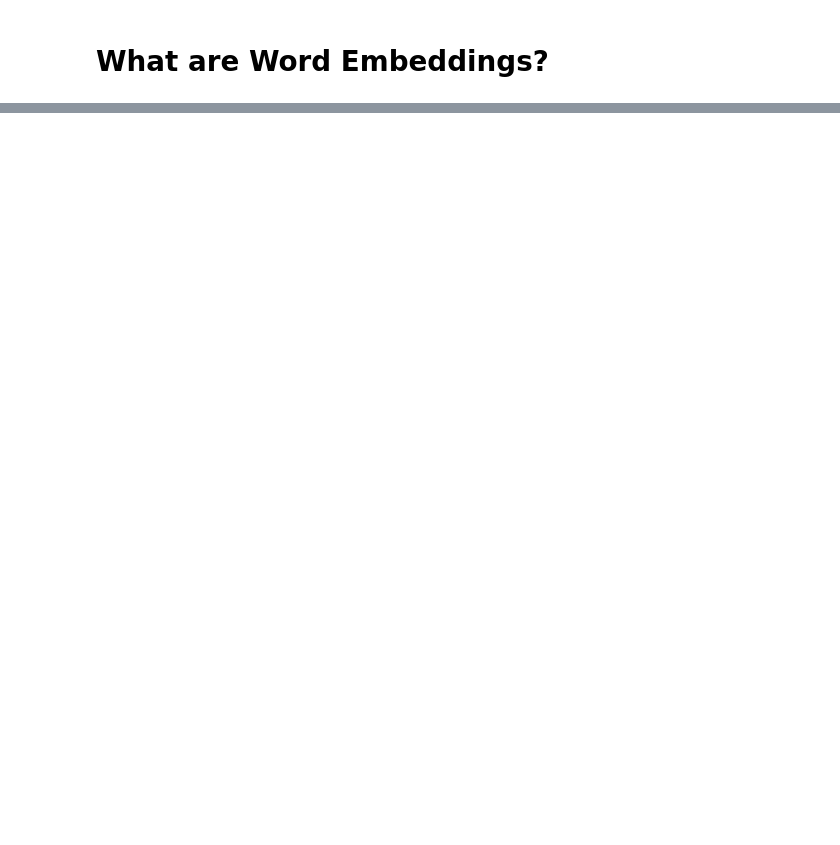
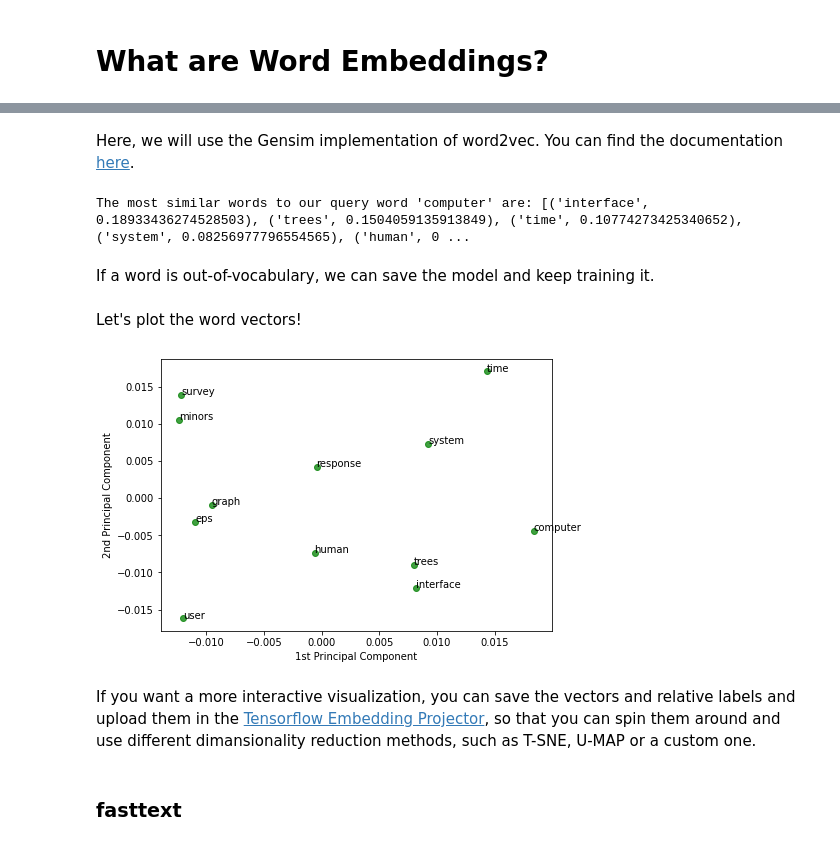
Before and after one commit to FiammettaC/AI-for-Chemical-Engineers, a Jupyter notebook: week04/word_embeddings.ipynb, the cells around one changed output, grey strips where cells are left out. Saved outputs shown, nothing was run; the diff lists cells and outputs as text; code cells hidden in the pictures; blank space fills up the shorter version.

Commit message:
Adding word embeddings tutorial

```diff
--- a/week04/word_embeddings.ipynb
+++ b/week04/word_embeddings.ipynb
@@ -10,0 +18,17 @@ Word embeddings are:
+# %% [markdown]
+Here, we will use the Gensim implementation of word2vec.
+You can find the documentation [here](https://radimrehurek.com/gensim/models/word2vec.html).
+# %%
+from gensim.test.utils import common_texts
+from gensim.models import Word2Vec
+
+model = Word2Vec(sentences=common_texts, window=5, min_count=1, workers=4)
+
+vector = model.wv['computer']  # get numpy vector of a word
+sims = model.wv.most_similar('computer', topn=5)
+
+print(f"The most similar words to our query word 'computer' are: {sims}")
+# %% [output]
+The most similar words to our query word 'computer' are: [('interface', 0.18933436274528503), ('trees', 0.1504059135913849), ('time', 0.10774273425340652), ('system', 0.08256977796554565), ('human', 0 ...
+# %% [markdown]
+If a word is out-of-vocabulary, we can save the model and keep training it.
@@ -10,0 +40,27 @@ Word embeddings are:
+# %% [markdown]
+Let's plot the word vectors!
+# %%
+from gensim.models import Word2Vec
+from sklearn.decomposition import PCA
+import matplotlib.pyplot as plt
+
+# Fit a 2d PCA model to the vectors
+X = model[model.wv.vocab]
+pca = PCA(n_components=2)
+result = pca.fit_transform(X)
+
+# Create a scatter plot of the projection
+plt.figure(figsize=(7, 5))
+plt.scatter(result[:, 0], result[:, 1], color='green', alpha=0.75)
+words = list(model.wv.vocab)
+for i, word in enumerate(words):
+    plt.annotate(word, xy=(result[i, 0], result[i, 1]))
+plt.xlabel("1st Principal Component")
+plt.ylabel("2nd Principal Component")
+plt.show()
+# %% [output]
+[figure, added]
+# %% [markdown]
+If you want a more interactive visualization, you can save the vectors and relative labels and upload them in the [Tensorflow Embedding Projector](https://projector.tensorflow.org/), so that you can spin them around and use different dimansionality reduction methods, such as T-SNE, U-MAP or a custom one.
+# %% [markdown]
+### fasttext
```
Also changed, not shown: parts of 26 cells of this notebook, 4 other files.
